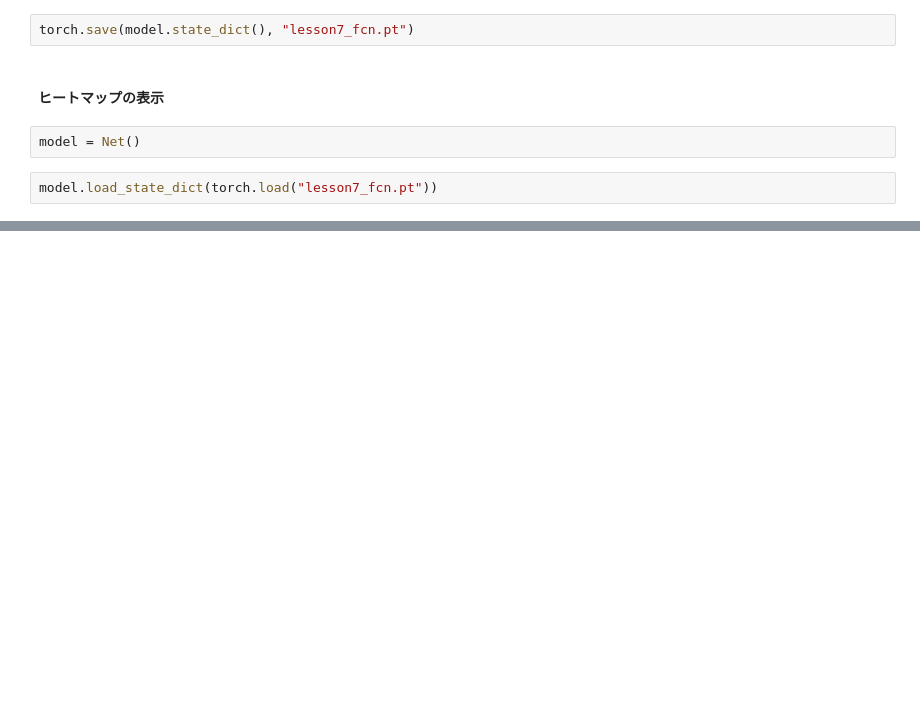
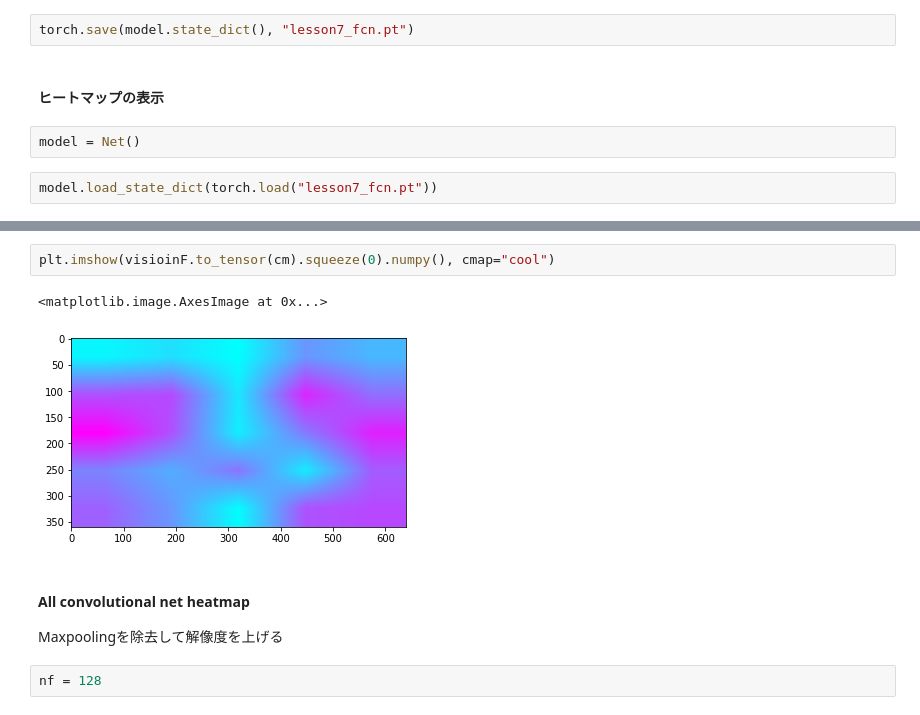
Before and after one commit to nmurakami0/fast_ai_study, a Jupyter notebook: my_lesson_7.ipynb, the cells around one changed output, grey strips where cells are left out. Cells and saved outputs as stored; diff of their text form; blank space fills up the shorter version.

```diff
--- a/my_lesson_7.ipynb
+++ b/my_lesson_7.ipynb
@@ -1214,0 +1250,11 @@ import torchvision.transforms.functional as F
+# %%
+plt.imshow(visioinF.to_tensor(cm).squeeze(0).numpy(), cmap="cool")
+# %% [output]
+<matplotlib.image.AxesImage at 0x...>
+[figure, added]
+# %% [markdown]
+#### All convolutional net heatmap
+
+Maxpoolingを除去して解像度を上げる
+# %%
+nf = 128
```
Also changed, not shown: parts of 26 cells of this notebook.
